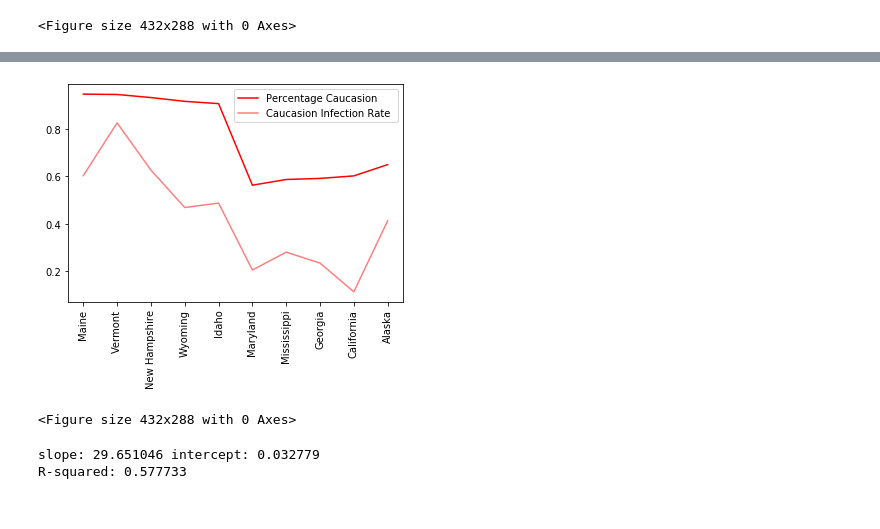
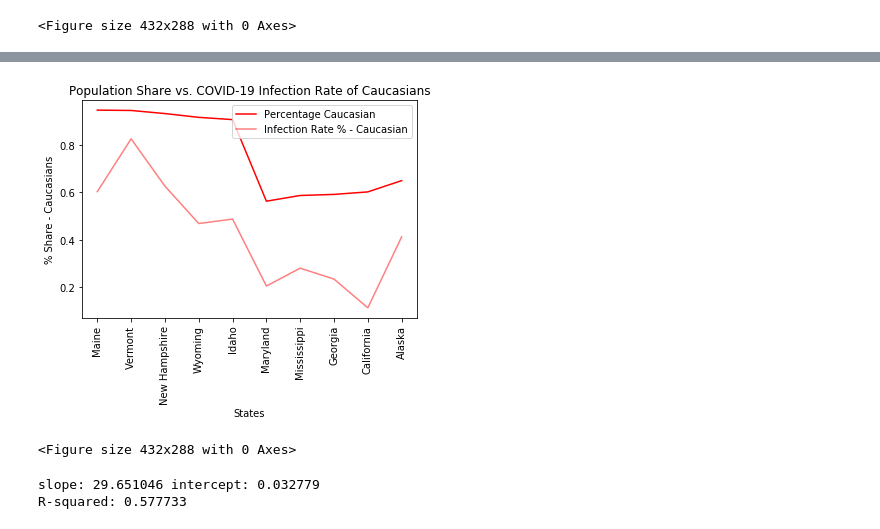
Before and after one commit to MBoerenko/Project1, a Jupyter notebook: CleanUp.ipynb, the cells around one changed output, grey strips where cells are left out. Cells and saved outputs as stored; diff of their text form; code cells hidden in the pictures.

```diff
--- a/CleanUp.ipynb
+++ b/CleanUp.ipynb
@@ -368,23 +378,26 @@ plt.savefig("Charts/percentage_min and min_infection_rate.png")
 # %%
 # Plot the caucasion groups vs caucasion infection rates a line chart
 percentage_minority = racial_breakdown_bar["minority_groups"]
 state = infection_breakdown_bar["State"]
 
-white_groups_plot, = plt.plot(state, racial_breakdown_bar["WhitePerc"], color="red", label="Percentage Caucasion" )
+white_groups_plot, = plt.plot(state, racial_breakdown_bar["WhitePerc"], color="red", label="Percentage Caucasian" )
 
 # Plot the infection rates
 infection_rate_caucasion, = plt.plot(state, racial_breakdown_df["white_infection_rate"],
-                        color="red",alpha=.5,label="Caucasion Infection Rate ")
+                        color="red",alpha=.5,label="Infection Rate % - Caucasian")
 
 # Create a legend for our chart
 plt.legend(handles=[white_groups_plot,infection_rate_caucasion], loc="best")
 plt.xticks(rotation='vertical')
+plt.title("Population Share vs. COVID-19 Infection Rate of Caucasians")
+plt.xlabel("States")
+plt.ylabel("% Share - Caucasians")
 
 # Show and save the chart
 plt.show()
-plt.savefig("Charts/percentage_white and white_infection_rate.png")
+plt.savefig("Charts/Pop_Share_vs_Infection_Rate_Caucasian.png")
 # %% [output]
-[figure, old version]
+[figure, new version]
 <Figure size 432x288 with 0 Axes>
 # %%
 #Set up values for scatterplot
```
Also changed, not shown: parts of 6 cells of this notebook, 8 other files.
